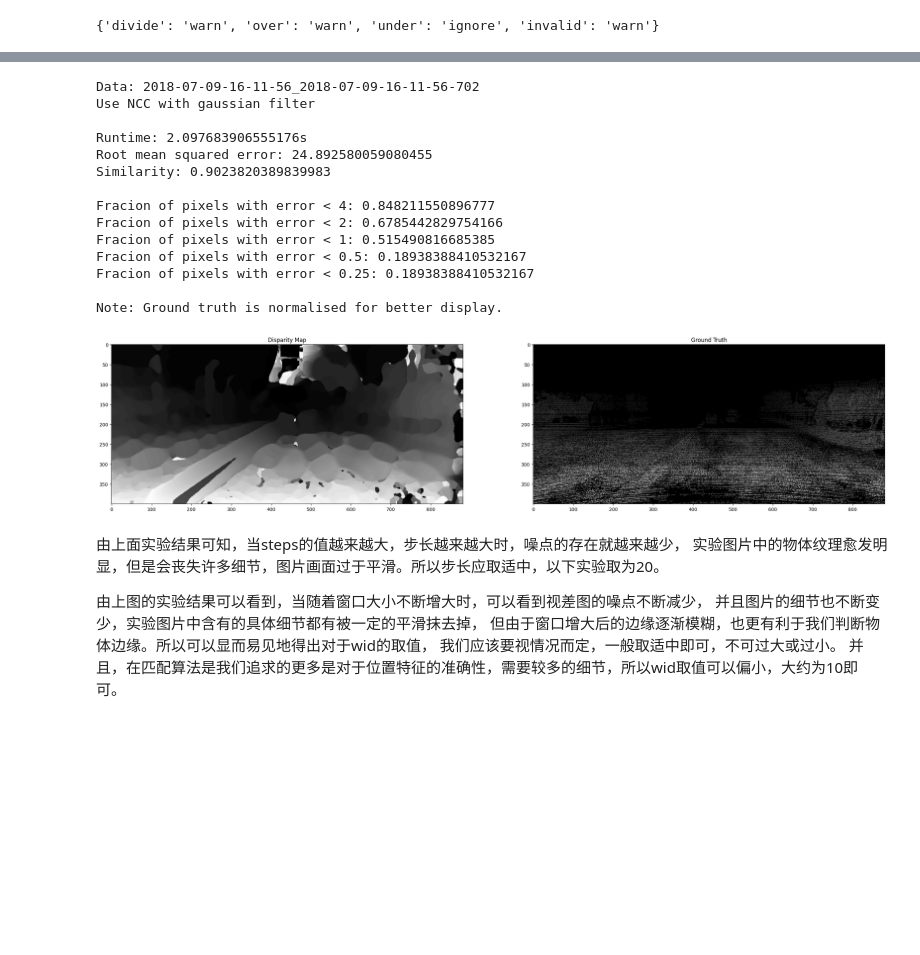
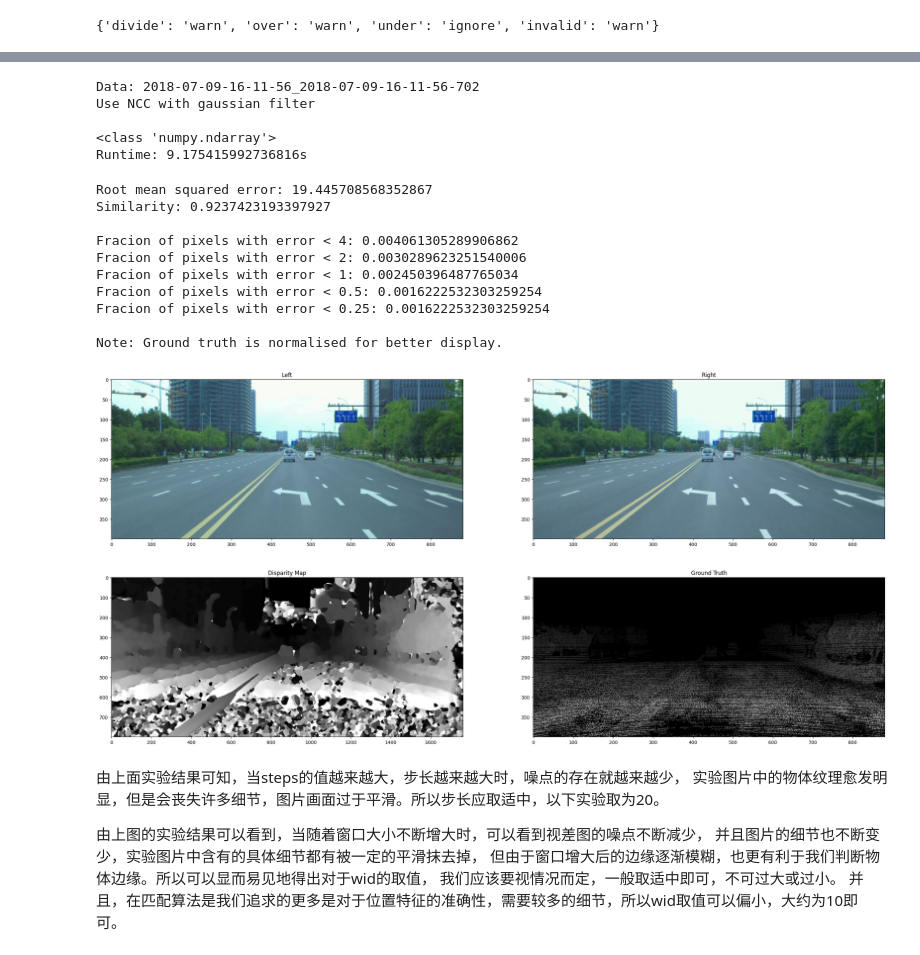
Before and after one commit to LOOP115/Stereo_Disparity, a Jupyter notebook: code.ipynb, the cells around one changed output, grey strips where cells are left out. Cells and saved outputs as stored; diff of their text form; code cells hidden in the pictures; blank space fills up the shorter version.

```diff
--- a/code.ipynb
+++ b/code.ipynb
@@ -19,6 +19,8 @@ ground_truths = glob.glob(f"{dataset_path}/*disparity.png")
 # Different methods of computing disparity map
 M1 = "ncc_uniform"
 M2 = "ncc_gaussian"
+M3 = "ssd_uniform"
+M4 = "ssd_gaussian"
 
 np.seterr(divide='ignore', invalid='ignore')
 # %% [output]
@@ -72,7 +150,7 @@ def dmap_ncc_uniform(path_l, path_r, d_range, window_size):
 # %%
-# Matching function: NCC
+# Matching function: SSD
 # Gaussian filter: pixels' importance follows gaussian distribution
-def dmap_ncc_gaussian(path_l, path_r, d_range, window_size):
+def dmap_ssd_gaussian(path_l, path_r, d_range, window_size):
     # Read images and get shape
     img_l = array(cv2.imread(path_l,cv2.IMREAD_GRAYSCALE), 'f')
     img_r = array(cv2.imread(path_r,cv2.IMREAD_GRAYSCALE), 'f')
@@ -100,14 +178,7 @@ def dmap_ncc_gaussian(path_l, path_r, d_range, window_size):
     for d_value in range(d_range):
         # Shift the left image to the right and calculate ncc
         shift_l = np.roll(norm_l, -d_value)
-        ndimage.gaussian_filter(shift_l * norm_r, window_size, 0, s)
-        ndimage.gaussian_filter(shift_l *  shift_l, window_size, 0, sum_l)
-        ndimage.gaussian_filter(norm_r * norm_r, window_size, 0, sum_r)
-        # Save current ncc value
-        # if (sum_l * sum_r == 0):
-        #     d_map[:,:,d_value] = 0
-        # else:
-        #     d_map[:,:,d_value] = s / np.sqrt(abs(sum_l * sum_r))
-        d_map[:,:,d_value] = s / np.sqrt(abs(sum_l * sum_r))
+        ndimage.gaussian_filter(shift_l - norm_r, window_size, 0, s)
+        d_map[:,:,d_value] = s * s
     # Pick the optimal diparity value for each pixel
     return np.argmax(d_map, axis=2)
@@ -181,12 +288,14 @@ def print_stats(rms_error, similarity, fractions):
 # %%
 # Encapsulate all the steps
-def pipeline_ncc_gaussian(path_l, path_r, path_t, window_size, method):
+def pipeline_disparity(path_l, path_r, path_t, window_size, method):
 
     # Read ground truth image and get the true disparity value
     print(f"\n\nData: {path_l[10:-9]}")
     truth = cv2.imread(path_t)
     truth = truth[:, :, 0]
     max_d = np.max(truth)
+
+    show_left_right(path_l, path_r)
 
     # Compute disparity map
     start_time = time.time()
@@ -197,11 +306,32 @@ def pipeline_ncc_gaussian(path_l, path_r, path_t, window_size, method):
     elif (method == M2):
         print("Use NCC with gaussian filter\n")
         d_map = dmap_ncc_gaussian(left_images[0], right_images[0], max_d + 1, window_size)
+    elif (method == M3):
+        print("Use SSD with uniform filter")
+        d_map = dmap_ssd_uniform(left_images[0], right_images[0], max_d + 1, window_size)
+    elif (method == M4):
+        print("Use SSD with gaussian filter")
+        d_map = dmap_ssd_gaussian(left_images[0], right_images[0], max_d + 1, window_size)
     end_time = time.time()
     d_map = cv2.subtract(d_map, tuple([1.0]))
 
     # Show disparity map and the ground truth
     show_map_truth(d_map, truth)
+    # d_map = Image.fromarray(d_map)
+    # d_map = cv2.cvtColor(np.asarray(d_map), cv2.COLOR_RGB)
+    print(type(d_map))
+    d_map = np.array(d_map, dtype='uint8')
+    d_map = cv2.resize(d_map, (int(d_map.shape[1] / 2), int(d_map.shape[0] / 2)), interpolation = cv2.INTER_LANCZOS4)
+
+
+
+    norm = np.zeros(d_map.shape)
+
+    d_map = cv2.normalize(d_map, norm, alpha=max_d, beta=0, norm_type=cv2.NORM_MINMAX)
+    # print(d_map[380])
+
+    # print(truth[380])
+
 
     # Statistics
     print(f"Runtime: {end_time - start_time}s")
@@ -211,23 +341,25 @@ def pipeline_ncc_gaussian(path_l, path_r, path_t, window_size, method):
     print("Note: Ground truth is normalised for better display.")
 # %%
 window = 7
-pipeline_ncc_gaussian(left_images[0], right_images[0], ground_truths[0], window, M2)
+pipeline_disparity(left_images[0], right_images[0], ground_truths[0], window, M2)
 # %% [output]
 Data: 2018-07-09-16-11-56_2018-07-09-16-11-56-702
 Use NCC with gaussian filter
 
-Runtime: 2.097683906555176s
-Root mean squared error: 24.892580059080455
-Similarity: 0.9023820389839983
-
-Fracion of pixels with error < 4: 0.848211550896777
-Fracion of pixels with error < 2: 0.6785442829754166
-Fracion of pixels with error < 1: 0.515490816685385
-Fracion of pixels with error < 0.5: 0.18938388410532167
-Fracion of pixels with error < 0.25: 0.18938388410532167
-
-Note: Ground truth is normalised for better display.
+<class 'numpy.ndarray'>
+Runtime: 9.175415992736816s
+Root mean squared error: 19.445708568352867
+Similarity: 0.9237423193397927
+
+Fracion of pixels with error < 4: 0.004061305289906862
+Fracion of pixels with error < 2: 0.0030289623251540006
+Fracion of pixels with error < 1: 0.002450396487765034
+Fracion of pixels with error < 0.5: 0.0016222532303259254
+Fracion of pixels with error < 0.25: 0.0016222532303259254
+
+Note: Ground truth is normalised for better display.
-[figure, old version]
+[figure, new version]
+[figure, added]
 # %% [markdown]
 由上面实验结果可知，当steps的值越来越大，步长越来越大时，噪点的存在就越来越少，
 实验图片中的物体纹理愈发明显，但是会丧失许多细节，图片画面过于平滑。所以步长应取适中，以下实验取为20。
```
Also changed, not shown: parts of 8 cells of this notebook, 1 other file.
